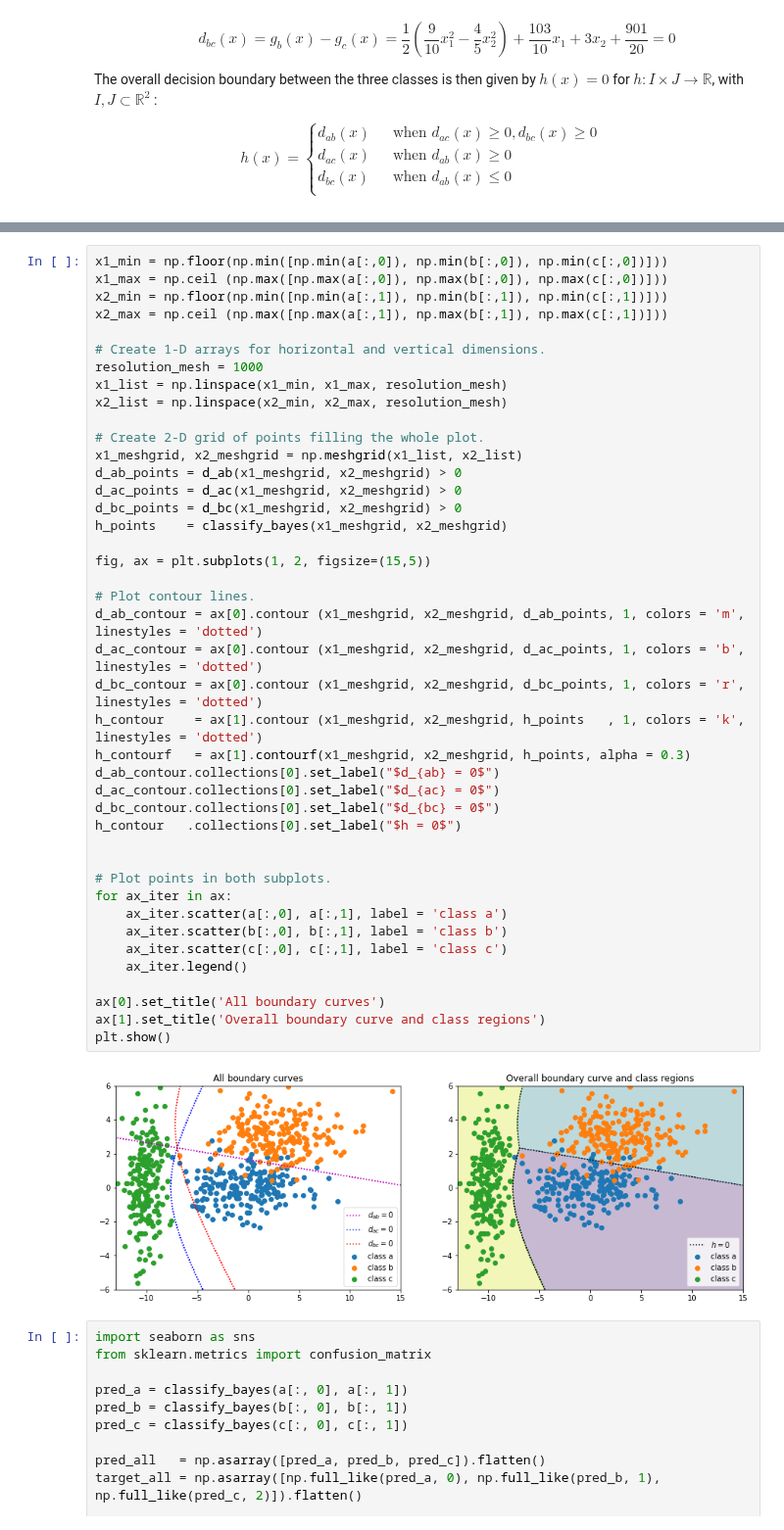
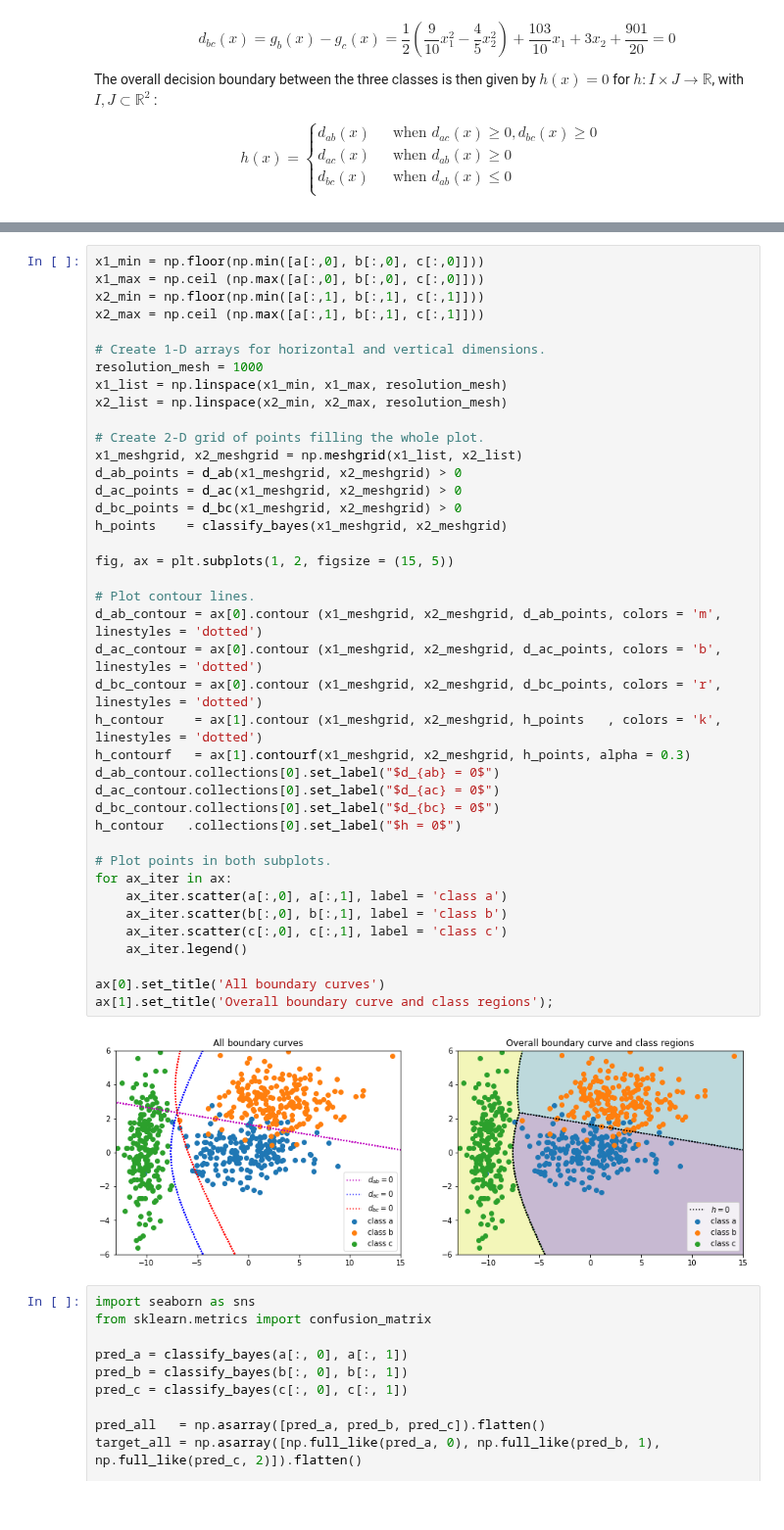
Before and after one commit to Andrea-Oliveri/Image-Processing-Assignements, a Jupyter notebook: Labs/lab_03_classification.ipynb, the cells around one changed output, grey strips where cells are left out. Shown at 98% size. Saved outputs shown, nothing was run; the diff lists cells and outputs as text.

```diff
--- a/Labs/lab_03_classification.ipynb
+++ b/Labs/lab_03_classification.ipynb
@@ -307,49 +337,47 @@ def classify_bayes(x1, x2):
 
     return pred
 # %%
-x1_min = np.floor(np.min([np.min(a[:,0]), np.min(b[:,0]), np.min(c[:,0])]))
-x1_max = np.ceil (np.max([np.max(a[:,0]), np.max(b[:,0]), np.max(c[:,0])]))
-x2_min = np.floor(np.min([np.min(a[:,1]), np.min(b[:,1]), np.min(c[:,1])]))
-x2_max = np.ceil (np.max([np.max(a[:,1]), np.max(b[:,1]), np.max(c[:,1])]))
+x1_min = np.floor(np.min([a[:,0], b[:,0], c[:,0]]))
+x1_max = np.ceil (np.max([a[:,0], b[:,0], c[:,0]]))
+x2_min = np.floor(np.min([a[:,1], b[:,1], c[:,1]]))
+x2_max = np.ceil (np.max([a[:,1], b[:,1], c[:,1]]))
 
 # Create 1-D arrays for horizontal and vertical dimensions.
 resolution_mesh = 1000
 x1_list = np.linspace(x1_min, x1_max, resolution_mesh)
 x2_list = np.linspace(x2_min, x2_max, resolution_mesh)
 
 # Create 2-D grid of points filling the whole plot.
 x1_meshgrid, x2_meshgrid = np.meshgrid(x1_list, x2_list)
 d_ab_points = d_ab(x1_meshgrid, x2_meshgrid) > 0
 d_ac_points = d_ac(x1_meshgrid, x2_meshgrid) > 0
 d_bc_points = d_bc(x1_meshgrid, x2_meshgrid) > 0
 h_points    = classify_bayes(x1_meshgrid, x2_meshgrid)
 
-fig, ax = plt.subplots(1, 2, figsize=(15,5))
+fig, ax = plt.subplots(1, 2, figsize = (15, 5))
 
 # Plot contour lines.
-d_ab_contour = ax[0].contour (x1_meshgrid, x2_meshgrid, d_ab_points, 1, colors = 'm', linestyles = 'dotted')
-d_ac_contour = ax[0].contour (x1_meshgrid, x2_meshgrid, d_ac_points, 1, colors = 'b', linestyles = 'dotted')
-d_bc_contour = ax[0].contour (x1_meshgrid, x2_meshgrid, d_bc_points, 1, colors = 'r', linestyles = 'dotted')
-h_contour    = ax[1].contour (x1_meshgrid, x2_meshgrid, h_points   , 1, colors = 'k', linestyles = 'dotted')
+d_ab_contour = ax[0].contour (x1_meshgrid, x2_meshgrid, d_ab_points, colors = 'm', linestyles = 'dotted')
+d_ac_contour = ax[0].contour (x1_meshgrid, x2_meshgrid, d_ac_points, colors = 'b', linestyles = 'dotted')
+d_bc_contour = ax[0].contour (x1_meshgrid, x2_meshgrid, d_bc_points, colors = 'r', linestyles = 'dotted')
+h_contour    = ax[1].contour (x1_meshgrid, x2_meshgrid, h_points   , colors = 'k', linestyles = 'dotted')
 h_contourf   = ax[1].contourf(x1_meshgrid, x2_meshgrid, h_points, alpha = 0.3)
 d_ab_contour.collections[0].set_label("$d_{ab} = 0$")
 d_ac_contour.collections[0].set_label("$d_{ac} = 0$")
 d_bc_contour.collections[0].set_label("$d_{bc} = 0$")
 h_contour   .collections[0].set_label("$h = 0$")
-
 
 # Plot points in both subplots.
 for ax_iter in ax:
     ax_iter.scatter(a[:,0], a[:,1], label = 'class a')
     ax_iter.scatter(b[:,0], b[:,1], label = 'class b')
     ax_iter.scatter(c[:,0], c[:,1], label = 'class c')
     ax_iter.legend()
 
 ax[0].set_title('All boundary curves')
-ax[1].set_title('Overall boundary curve and class regions')
-plt.show()
+ax[1].set_title('Overall boundary curve and class regions');
 # %% [output]
-[figure, old version]
+[figure, new version]
 # %%
 import seaborn as sns
 from sklearn.metrics import confusion_matrix
```
Also changed, not shown: parts of 14 cells of this notebook.
